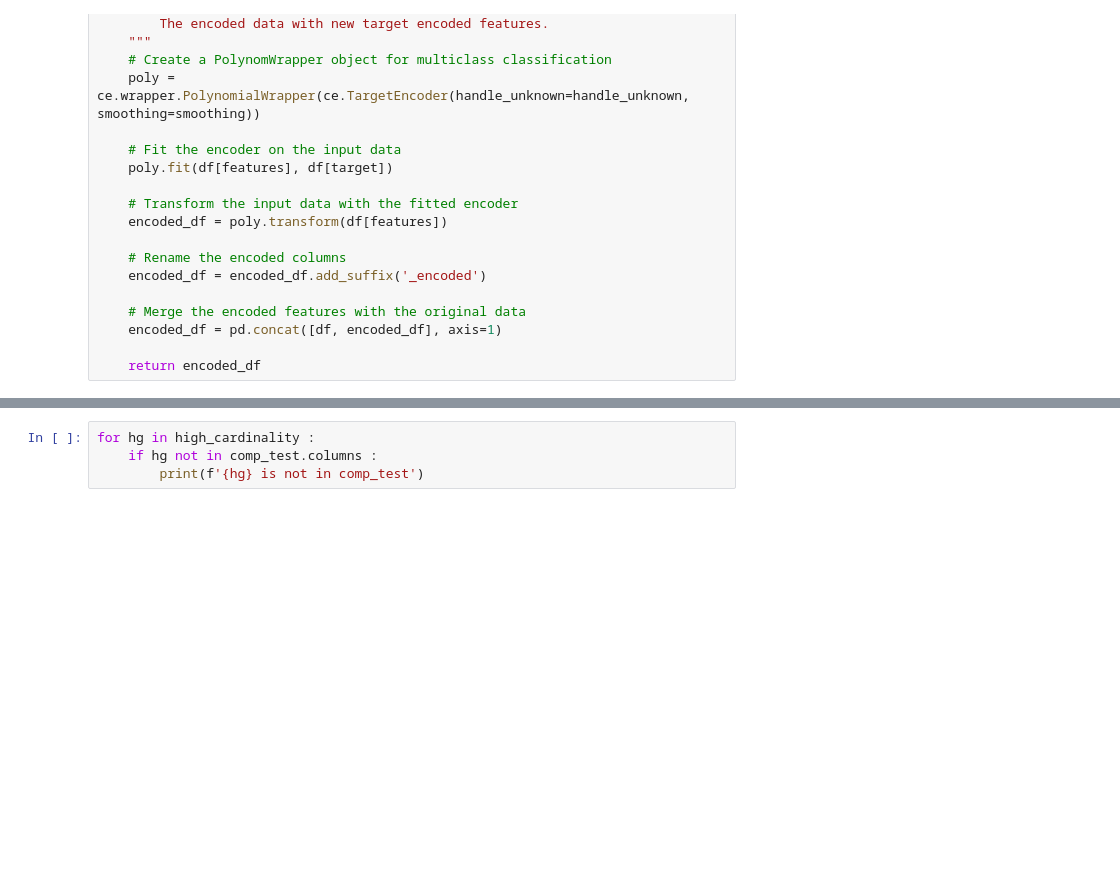
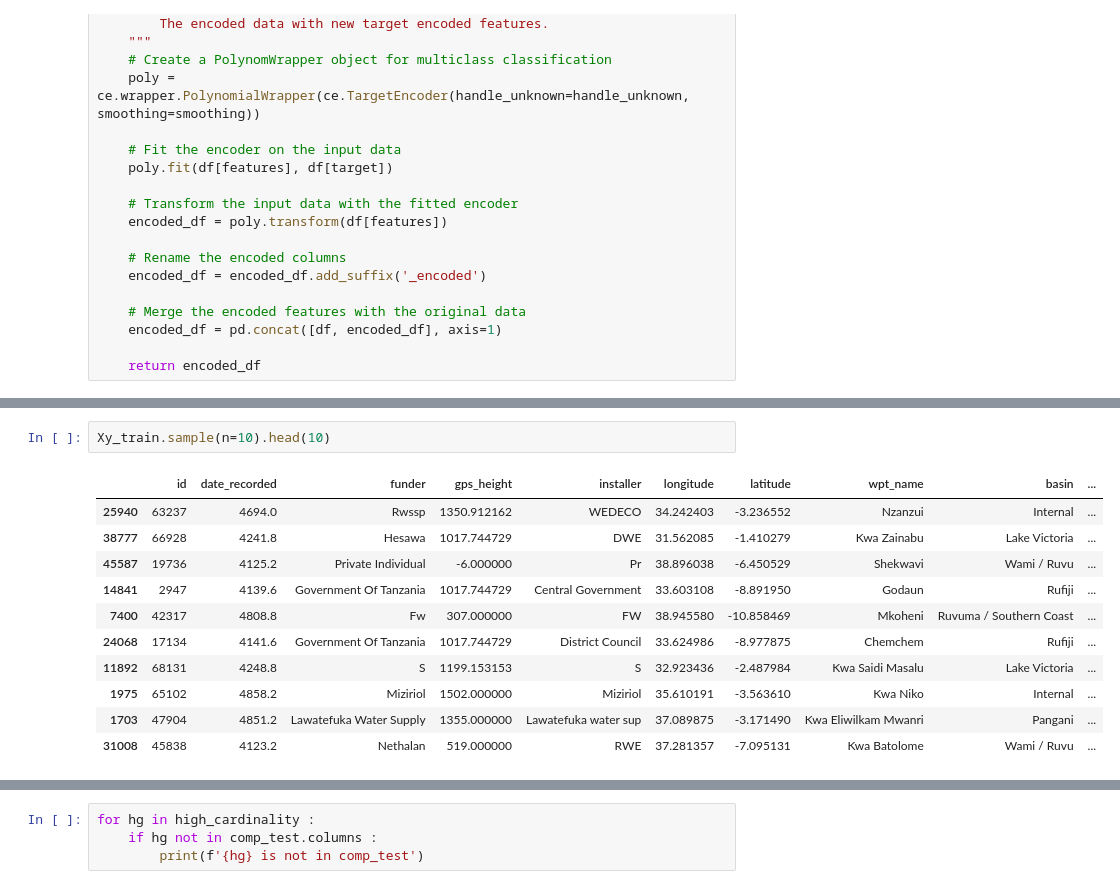
Before and after one commit to KCristopher/drivendata_competitions, a Jupyter notebook: data_mining_water_table/pump_water.ipynb, the cells around one changed output, grey strips where cells are left out. Cells and saved outputs as stored; diff of their text form; blank space fills up the shorter version.

```diff
--- a/data_mining_water_table/pump_water.ipynb
+++ b/data_mining_water_table/pump_water.ipynb
@@ -3331,0 +3415,14 @@ def mean_target(df, features, target, handle_unknown='value', smoothing=1):
+# %%
+Xy_train.sample(n=10).head(10)
+# %% [output]
+|  | id | date_recorded | funder | gps_height | installer | longitude | latitude | wpt_name | basin | ... |
+| 25940 | 63237 | 4694.0 | Rwssp | 1350.912162 | WEDECO | 34.242403 | -3.236552 | Nzanzui | Internal | ... |
+| 38777 | 66928 | 4241.8 | Hesawa | 1017.744729 | DWE | 31.562085 | -1.410279 | Kwa Zainabu | Lake Victoria | ... |
+| 45587 | 19736 | 4125.2 | Private Individual | -6.000000 | Pr | 38.896038 | -6.450529 | Shekwavi | Wami / Ruvu | ... |
+| 14841 | 2947 | 4139.6 | Government Of Tanzania | 1017.744729 | Central Government | 33.603108 | -8.891950 | Godaun | Rufiji | ... |
+| 7400 | 42317 | 4808.8 | Fw | 307.000000 | FW | 38.945580 | -10.858469 | Mkoheni | Ruvuma / Southern Coast | ... |
+| 24068 | 17134 | 4141.6 | Government Of Tanzania | 1017.744729 | District Council | 33.624986 | -8.977875 | Chemchem | Rufiji | ... |
+| 11892 | 68131 | 4248.8 | S | 1199.153153 | S | 32.923436 | -2.487984 | Kwa Saidi Masalu | Lake Victoria | ... |
+| 1975 | 65102 | 4858.2 | Miziriol | 1502.000000 | Miziriol | 35.610191 | -3.563610 | Kwa Niko | Internal | ... |
+| 1703 | 47904 | 4851.2 | Lawatefuka Water Supply | 1355.000000 | Lawatefuka water sup | 37.089875 | -3.171490 | Kwa Eliwilkam Mwanri | Pangani | ... |
+| 31008 | 45838 | 4123.2 | Nethalan | 519.000000 | RWE | 37.281357 | -7.095131 | Kwa Batolome | Wami / Ruvu | ... |
```
Also changed, not shown: parts of 76 cells of this notebook.
